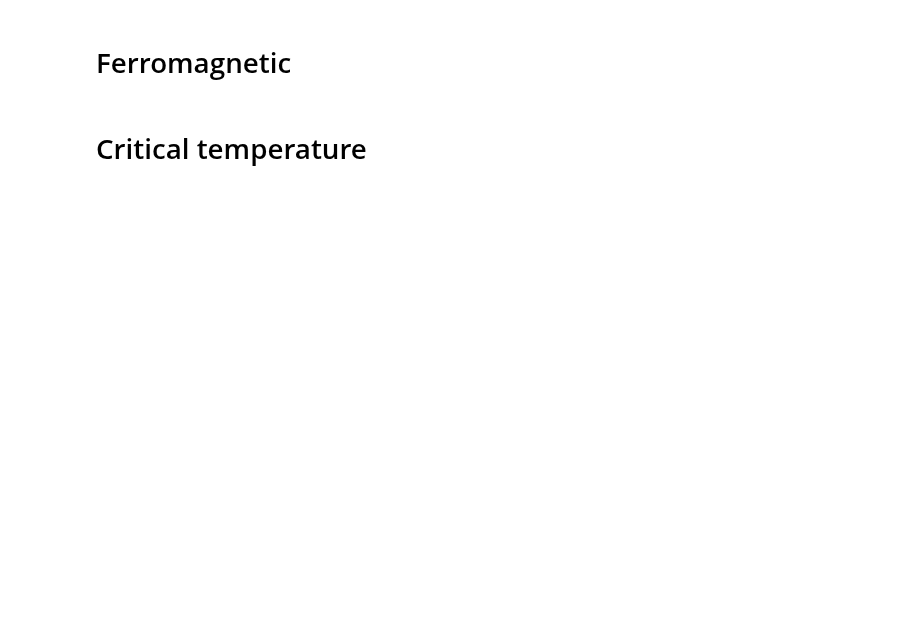
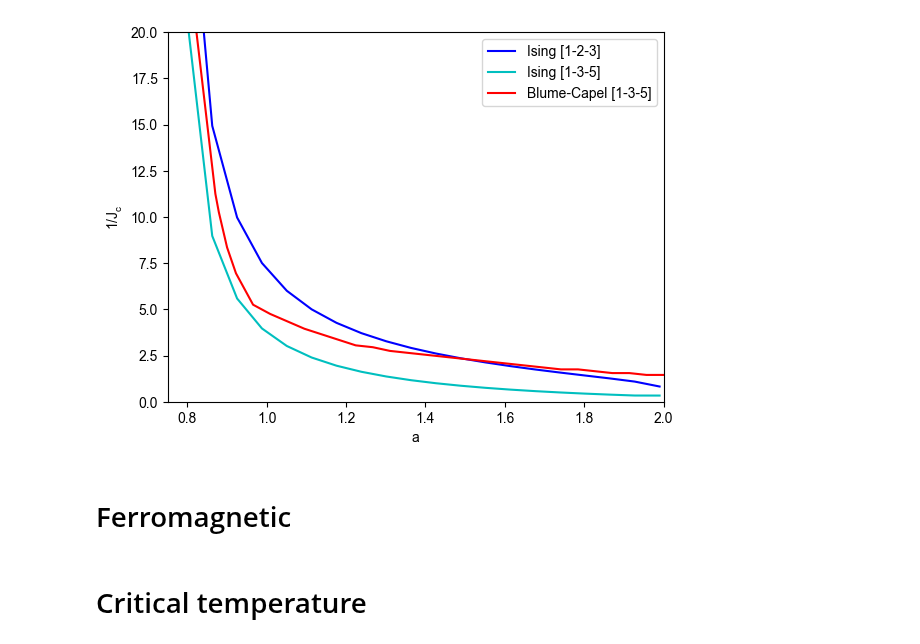
Before and after one commit to erbilcanartun/long-range-ising-chain, a Jupyter notebook: notebooks/plot_data.ipynb, the cells around one changed output. Saved outputs shown, nothing was run; the diff lists cells and outputs as text; code cells hidden in the pictures; blank space fills up the shorter version.

```diff
--- a/notebooks/plot_data.ipynb
+++ b/notebooks/plot_data.ipynb
@@ -1,3 +1,67 @@
+# %%
+# Comparison of critical points of Ising ang BEG models with cluster choices
+
+cell135_beg = np.array([0.75, 0.765, 0.78, 0.79310345, 0.8705, 0.87931034, 0.9, 0.92241379, 0.96551724, 1.00862069, 1.05172414, 1.09482759, 1.13793103, 1.18103448, 1.22413793,
+ 1.26724138, 1.31034483, 1.35344828, 1.39655172, 1.43965517, 1.48275862, 1.52586207, 1.56896552, 1.61206897, 1.65517241, 1.69827586, 1.74137931, 1.78448276, 1.82758621, 1.87068966, 1.9137931, 1.95689655 ,2])
+
+cell135_beg_temp = np.array([249.85, 124.85, 34.15, 25.45, 11.25, 10.25,  8.35, 6.95,  5.25,  4.75,  4.35,  3.95,  3.65,  3.35,  3.05,
+  2.95,  2.75 , 2.65 , 2.55 , 2.45 , 2.35  ,2.25 , 2.15 , 2.05 , 1.95 , 1.85 , 1.75, 1.75 , 1.65 , 1.55  ,1.55 , 1.45  ,1.45])
+
+cell123_ising = np.array([[0.8, 0.03349038696289062502059115918951522766767],
+[0.8626315789473684, 0.06698751831054687502035864864549392222459],
+[0.9252631578947369, 0.100301605224609375020127408650893498232],
+[0.9878947368421053, 0.1332496032714843750198987097551348371405],
+[1.0505263157894738, 0.1665636901855468750196674697605344131479],
+[1.1131578947368421, 0.2000608215332031250194349592165131077048],
+[1.1757894736842105, 0.2342901306152343750191973664748082764597],
+[1.2384210526315789, 0.2694346618652343750189534209859990379621],
+[1.3010526315789472, 0.3056774597167968750187018522006645107614],
+[1.3636842105263156, 0.3435676574707031250184388484705420505061],
+[1.4263157894736842, 0.3832882995605468750181631392462107757457],
+[1.4889473684210526, 0.4253885192871093750178709128794080421287],
+[1.551578947368421,  0.4704174499511718750175583577218712053036],
+[1.6142105263157895, 0.5192903137207031250172191210264958580178],
+[1.676842105263158,  0.5732884216308593750168443089473358301178],
+[1.7394736842105263, 0.6340591735839843750164224865396031885489],
+[1.8021052631578947, 0.7050804138183593750159295133643011857516],
+[1.864736842105263,  0.7933078308105468750153171085434363266065],
+[1.9273684210526314, 0.9175950012207031250144544054866578217111],
+[1.99,               1.215225250244140625012388492128304583184]])
+
+cell135_ising = np.array([[0.8, 0.04850003051757812502048697413700294872596],
+[0.8626315789473684, 0.111467315673828125020049905136219729751],
+[0.9252631578947369, 0.1790107116699218750195810723999144745133],
+[0.9878947368421053, 0.2522284851074218750190728526315618943099],
+[1.0505263157894738, 0.3314867248535156250185227047323202262397],
+[1.1131578947368421, 0.4180667419433593750179217348562433001491],
+[1.1757894736842105, 0.5128837585449218750172635902562267087856],
+[1.2384210526315789, 0.6170360412597656250165406476357451634462],
+[1.3010526315789472, 0.7318049011230468750157440131488524939773],
+[1.3636842105263156, 0.8586546936035156250148635224001816487749],
+[1.4263157894736842, 0.9992328186035156250138877404449446947843],
+[1.4889473684210526, 1.155918853759765625012800150140670173149],
+[1.551578947368421,  1.330726287841796875011586775443728387913],
+[1.6142105263157895, 1.526583831787109375010227287563385235869],
+[1.676842105263158,  1.747152374267578125008696275511223088006],
+[1.7394736842105263, 1.996641937255859375006964516650561670963],
+[1.8021052631578947, 2.280360809326171875004995165048195422675],
+[1.864736842105263,  2.605264678955078125002739939826130848022],
+[1.9273684210526314, 2.98013967895507812500013785461216563738],
+[1.99,               2.999908477783203125000000635274710440725]])
+
+plt.figure()
+plt.plot(cell123_ising[:,0], 1/cell123_ising[:,1], 'b-', label='Ising [1-2-3]')
+plt.plot(cell135_ising[:,0], 1/cell135_ising[:,1], 'c-', label='Ising [1-3-5]')
+plt.plot(cell135_beg, cell135_beg_temp, 'r-', label='Blume-Capel [1-3-5]')
+plt.xlim(.75, 2)
+plt.ylim(0, 20)
+plt.xlabel('a')
+plt.ylabel('$1/J_c$')
+plt.legend()
+plt.grid(False)
+plt.show()
+# %% [output]
+[figure, added]
 # %% [markdown]
 # Ferromagnetic
 # %% [markdown]
```
Also changed, not shown: parts of 2 cells of this notebook, 3 other files.
